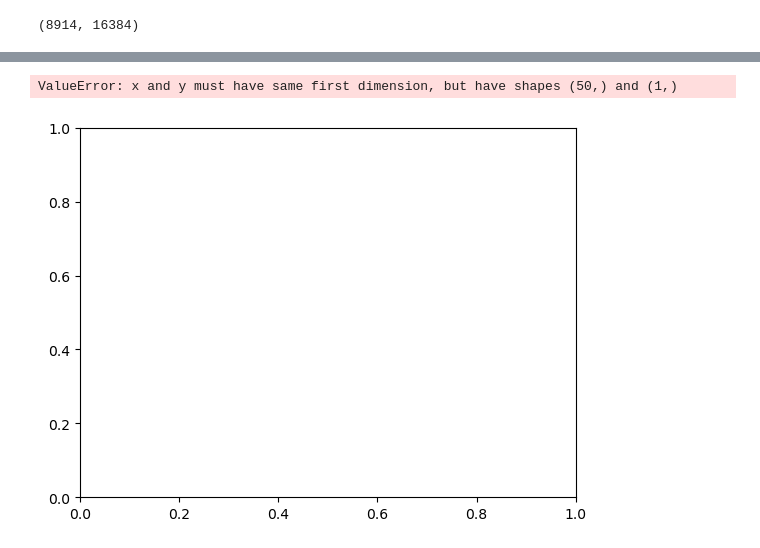
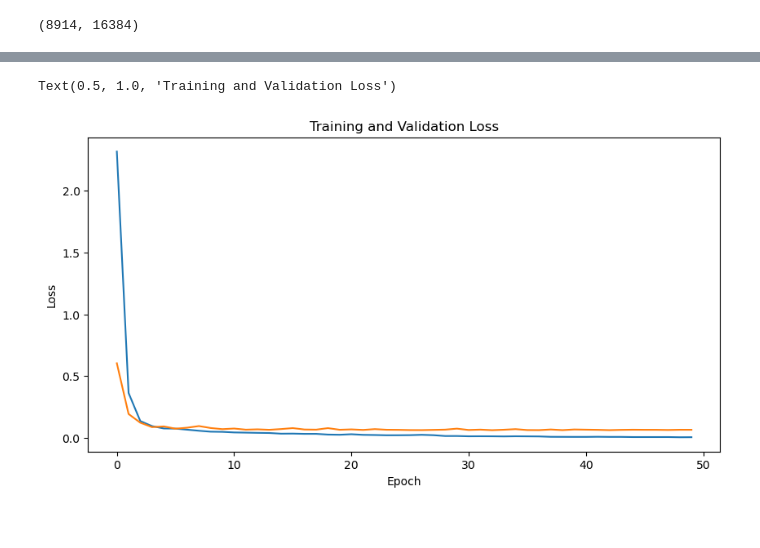
Before and after one commit to FrederikZielke/Deep-Learning, a Jupyter notebook: Kopie_von_B01train_vanilla_CNN_template.ipynb, the cells around one changed output, grey strips where cells are left out. Saved outputs shown, nothing was run; the diff lists cells and outputs as text; code cells hidden in the pictures.

```diff
--- a/Kopie_von_B01train_vanilla_CNN_template.ipynb
+++ b/Kopie_von_B01train_vanilla_CNN_template.ipynb
@@ -209,15 +209,14 @@ Epoch [50/50] | Train Loss: 0.0057 | Val Loss: 0.0624
 # %%
-# visualize training and validation loss over the epochs
-epochs = np.arange(1, epochs+1)
-plt.plot(epochs, avg_train_loss, label='Training Loss')
-plt.plot(epochs, avg_val_loss, label='Validation Loss')
-plt.xlabel('Epochs')
+# Plot training and validation loss
+plt.figure(figsize=(10, 5))
+plt.plot(train_loss, label='Train Loss')
+plt.plot(val_loss, label='Validation Loss')
+plt.xlabel('Epoch')
 plt.ylabel('Loss')
-plt.legend()
-plt.show()
+plt.title('Training and Validation Loss')
 # %% [output]
-ValueError: x and y must have same first dimension, but have shapes (50,) and (1,)
+Text(0.5, 1.0, 'Training and Validation Loss')
-[figure, old version]
+[figure, new version]
 # %%
 model.eval() # Set to evaluation mode
 all_preds = []
```
Also changed, not shown: parts of 3 cells of this notebook, 4 other files.
